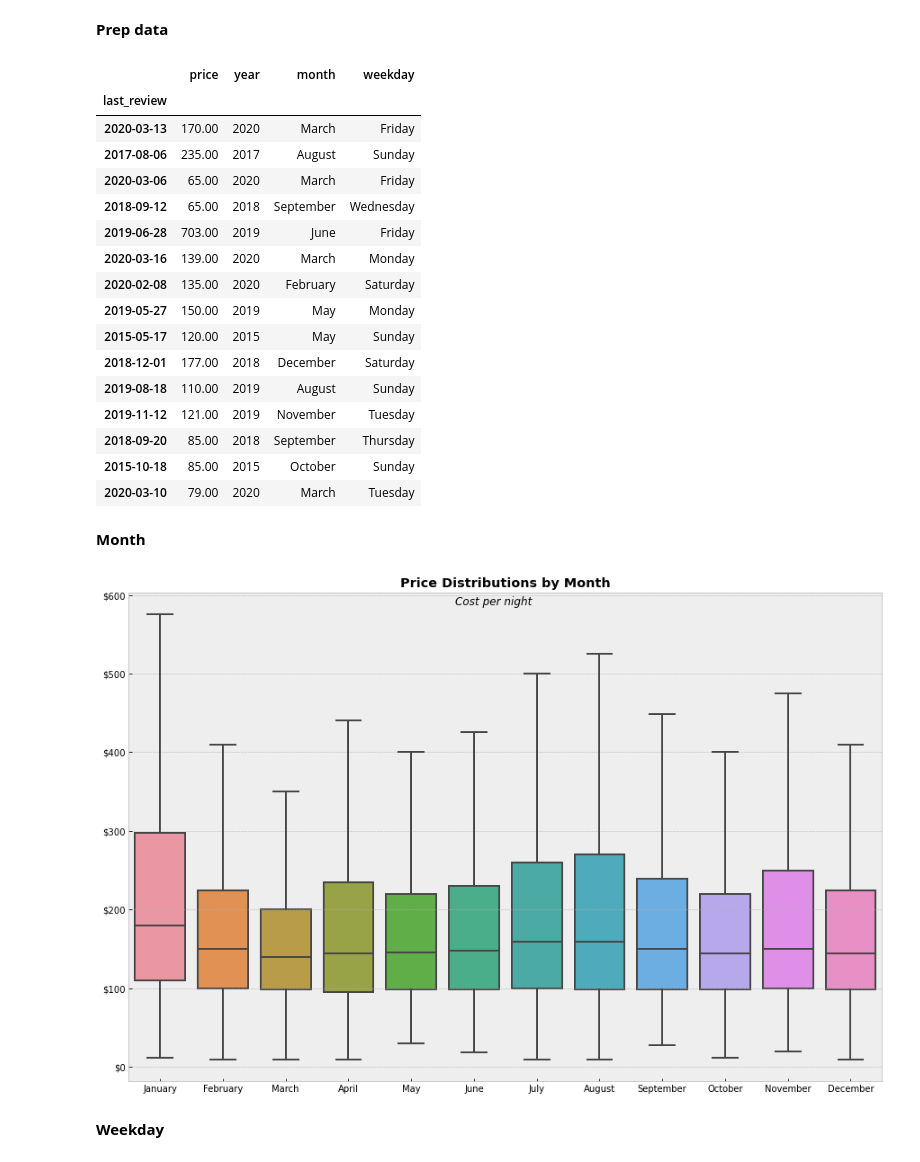
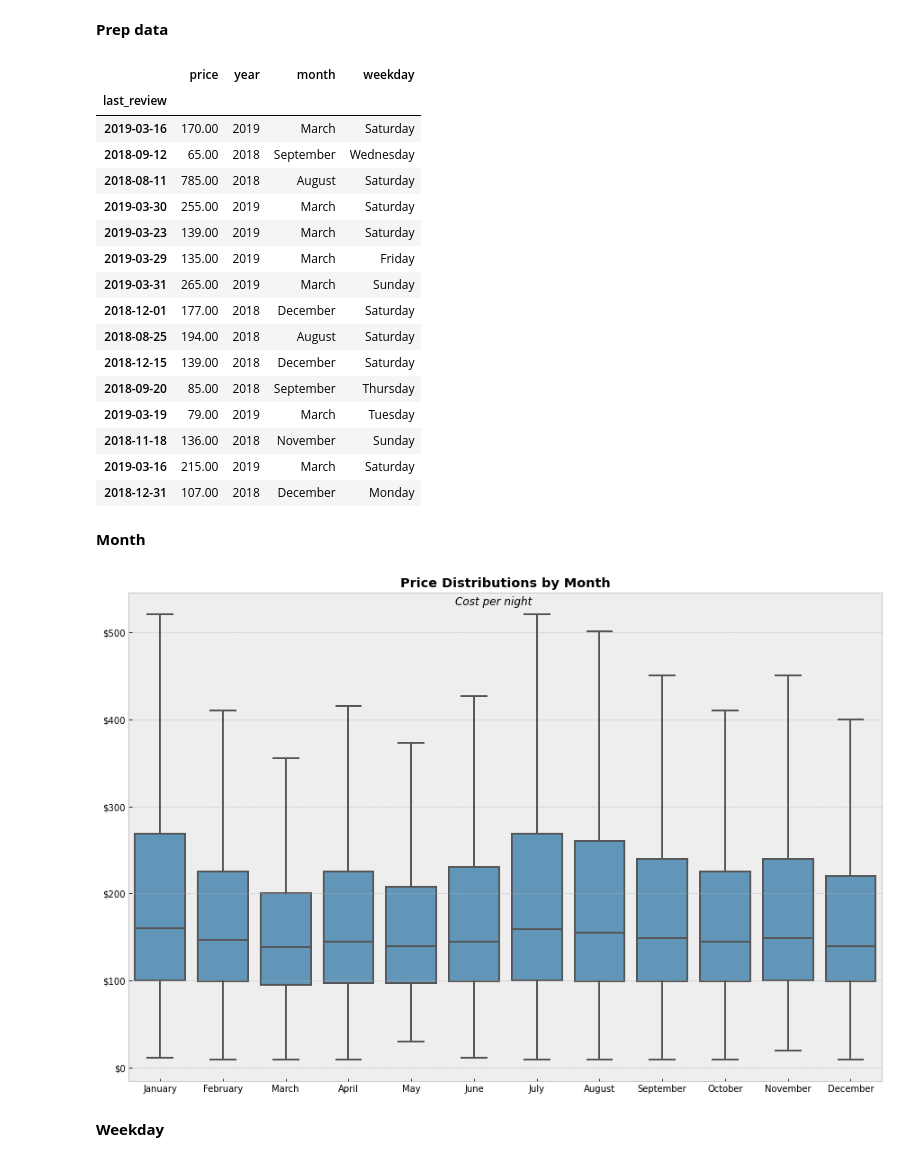
Before and after one commit to KishenSharma6/SF_Airbnb_Rental_Market_Analysis, a Jupyter notebook: Project_Codes/02_EDA/2020_0525_Listings_EDA.ipynb, the cells around one changed output. Drawn from its saved outputs; the diff is of its cells as text; code cells hidden in the pictures.

```diff
--- a/Project_Codes/02_EDA/2020_0525_Listings_EDA.ipynb
+++ b/Project_Codes/02_EDA/2020_0525_Listings_EDA.ipynb
@@ -21,7 +21,7 @@ pd.options.display.float_format = '{:.2f}'.format
 plt.style.use('bmh')
 
 #Set path to save visualizations
-eda_path = r'C:\Users\kishe\Documents\Data Science\Projects\Python Projects\In Progress\Airbnb - San Francisco Listings Analysis\Visualizations\Listings EDA'
+eda_path = r'C:\Users\kishe\Documents\Data Science\Projects\Python Projects\In Progress\Airbnb - San Francisco Listings Analysis\Visualizations\Exploratory_Data_Analysis'
 # %% [markdown]
 **Read in data**
 # %%
@@ -29,7 +29,7 @@ eda_path = r'C:\Users\kishe\Documents\Data Science\Projects\Python Projects\In P
 path = r'C:\Users\kishe\Documents\Data Science\Projects\Python Projects\In Progress\Airbnb - San Francisco Listings Analysis\Data\02_Cleaned'
 
 #Write file
-df = pd.read_csv(path + '/2020_0520_Listings_Cleaned.csv', index_col=0,
+df = pd.read_csv(path + '/2020_0715_Listings_Cleaned.csv', index_col=0,
                 parse_dates=['last_review'])
 # %% [markdown]
 ### Data Overview
@@ -144,47 +145,47 @@ time.head(15)
 # %% [output]
 |  | price | year | month | weekday |
 | last_review |  |  |  |  |
-| 2020-03-13 | 170.00 | 2020 | March | Friday |
-| 2017-08-06 | 235.00 | 2017 | August | Sunday |
-| 2020-03-06 | 65.00 | 2020 | March | Friday |
+| 2019-03-16 | 170.00 | 2019 | March | Saturday |
 | 2018-09-12 | 65.00 | 2018 | September | Wednesday |
-| 2019-06-28 | 703.00 | 2019 | June | Friday |
-| 2020-03-16 | 139.00 | 2020 | March | Monday |
-| 2020-02-08 | 135.00 | 2020 | February | Saturday |
-| 2019-05-27 | 150.00 | 2019 | May | Monday |
-| 2015-05-17 | 120.00 | 2015 | May | Sunday |
+| 2018-08-11 | 785.00 | 2018 | August | Saturday |
+| 2019-03-30 | 255.00 | 2019 | March | Saturday |
+| 2019-03-23 | 139.00 | 2019 | March | Saturday |
+| 2019-03-29 | 135.00 | 2019 | March | Friday |
+| 2019-03-31 | 265.00 | 2019 | March | Sunday |
 | 2018-12-01 | 177.00 | 2018 | December | Saturday |
-| 2019-08-18 | 110.00 | 2019 | August | Sunday |
-| 2019-11-12 | 121.00 | 2019 | November | Tuesday |
+| 2018-08-25 | 194.00 | 2018 | August | Saturday |
+| 2018-12-15 | 139.00 | 2018 | December | Saturday |
 | 2018-09-20 | 85.00 | 2018 | September | Thursday |
-| 2015-10-18 | 85.00 | 2015 | October | Sunday |
-| 2020-03-10 | 79.00 | 2020 | March | Tuesday |
+| 2019-03-19 | 79.00 | 2019 | March | Tuesday |
+| 2018-11-18 | 136.00 | 2018 | November | Sunday |
+| 2019-03-16 | 215.00 | 2019 | March | Saturday |
+| 2018-12-31 | 107.00 | 2018 | December | Monday |
 # %% [markdown]
 **Month**
 # %%
 #Set figure size
 f,ax = plt.subplots(figsize = (15,10))
 
 #Plot data
 j = sns.boxplot(x = 'month', y = 'price',
                 order = ['January', 'February', 'March' ,'April', 'May', 'June', 'July',
-                         'August' ,'September', 'October' ,'November', 'December'],
+                         'August' ,'September', 'October' ,'November', 'December'],color = '#5499C7',
                 data = time, showfliers = False,ax =ax)
 
 ###Set plot aesthetics
 #Titles
 j.set_title('Price Distributions by Month', fontweight = 'semibold', )
 plt.suptitle('Cost per night', y =.875, style = 'italic')
 
 #Axes
 j.get_yaxis().set_major_formatter(plt.FuncFormatter(lambda x, loc: "${:,}".format(int(x))))
 j.set_xlabel('')
 j.set_ylabel('')
 
 #Save to Visualizations file
 plt.savefig(eda_path + '/month_price_box.png', bbox_inches='tight')
 # %% [output]
-[figure, old version]
+[figure, new version]
 # %% [markdown]
 **Weekday**
 # %%
```
Also changed, not shown: parts of 13 cells of this notebook, 2 other files.
